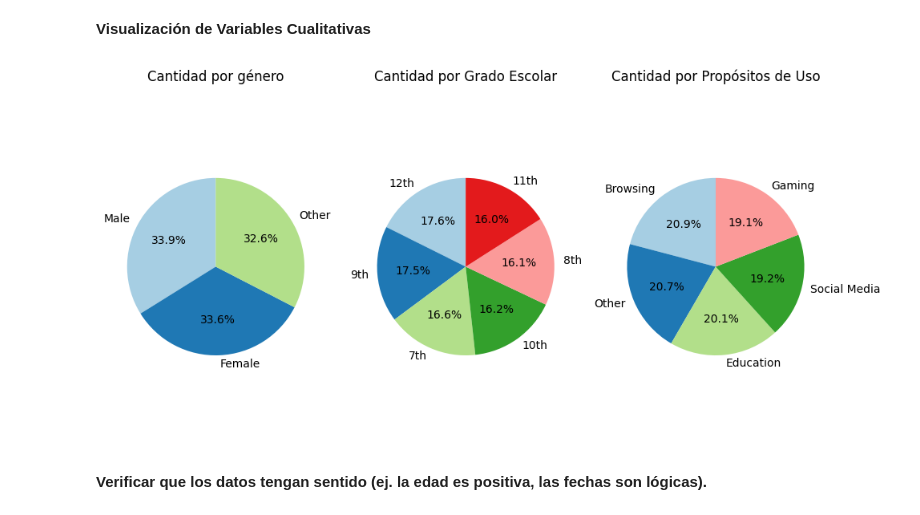
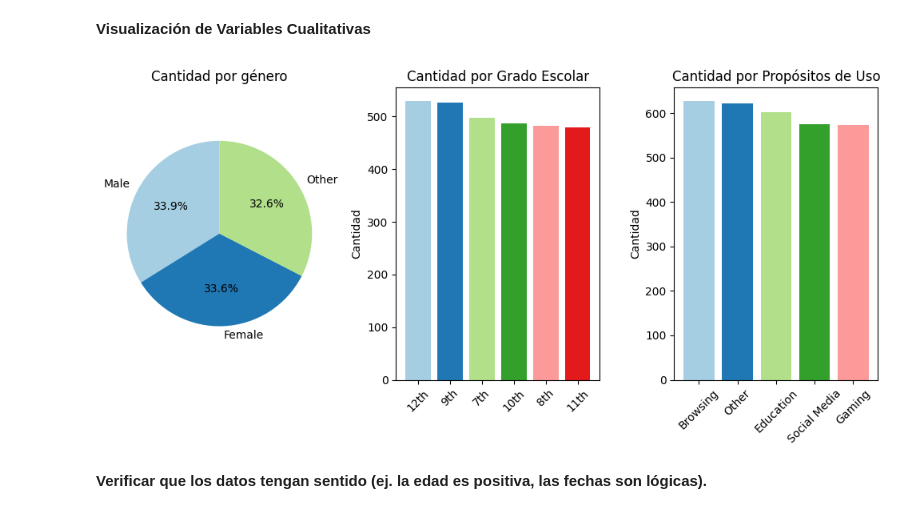
Before and after one commit to fede-cordoba-Ispc/Cs_Datos_II-Estadistica_II, a Jupyter notebook: Proyecto_Cs_Datos_y_Estadsitica_II.ipynb, the cells around one changed output. Saved outputs shown, nothing was run; the diff lists cells and outputs as text; code cells hidden in the pictures.

```diff
--- a/Proyecto_Cs_Datos_y_Estadsitica_II.ipynb
+++ b/Proyecto_Cs_Datos_y_Estadsitica_II.ipynb
@@ -300,7 +298,6 @@ Sin inconsistencias obvias
 # %% [markdown]
 **Visualización de Variables Cualitativas**
 # %%
-import pandas as pd
 import matplotlib.pyplot as plt
 
 # Contar por cada categoría
@@ -311,60 +308,43 @@ Cant_x_uso= df['Phone_Usage_Purpose'].value_counts()
 etiquetas_gen = Cant_x_genero.index
 cantidades_gen = Cant_x_genero.values
 
 etiquetas_grado = Cant_x_grado.index
 cantidades_grado = Cant_x_grado.values
 
 etiquetas_uso = Cant_x_uso.index
 cantidades_uso = Cant_x_uso.values
 
 fig, axs = plt.subplots(1, 3, figsize=(10, 5 ))
 
 
 # Crear y mostrar el gráfico de torta
 #plt.figure(figsize=(2, 2))
 axs[0].pie(cantidades_gen,
         labels=etiquetas_gen,
         autopct='%1.1f%%',
         startangle=90,
         colors=plt.cm.Paired.colors)
 
 axs[0].set_title('Cantidad por género')
 axs[0].axis('equal')
 axs[0].axis('off')
 
+# Gráfico de barras para Grado Escolar
+axs[1].bar(etiquetas_grado, cantidades_grado, color=plt.cm.Paired.colors)
+axs[1].set_title('Cantidad por Grado Escolar')
+axs[1].set_ylabel('Cantidad')
+axs[1].tick_params(axis='x', rotation=45)
 
-
-# Crear y mostrar el gráfico de torta
-# plt.figure(figsize=(2, 2))
-axs[1].pie(cantidades_grado,
-        labels=etiquetas_grado,
-        autopct='%1.1f%%',
-        startangle=90,
-        colors=plt.cm.Paired.colors)
-
-axs[1].set_title('Cantidad por Grado Escolar')
-axs[1].axis('equal')
-axs[1].axis('off')
-
-
-
-# Crear y mostrar el gráfico de torta
-#plt.figure(figsize=(2, 2))
-axs[2].pie(cantidades_uso,
-        labels=etiquetas_uso,
-        autopct='%1.1f%%',
-        startangle=90,
-        colors=plt.cm.Paired.colors)
-
+# Gráfico de barras para Propósitos de Uso
+axs[2].bar(etiquetas_uso, cantidades_uso, color=plt.cm.Paired.colors)
 axs[2].set_title('Cantidad por Propósitos de Uso')
-axs[2].axis('equal')
-axs[2].axis('off')
-
+axs[2].set_ylabel('Cantidad')
+axs[2].tick_params(axis='x', rotation=45)
 
 plt.tight_layout()
 plt.show()
 # %% [output]
-[figure, old version]
+[figure, new version]
 # %% [markdown]
 **Verificar que los datos tengan sentido (ej. la edad es positiva, las fechas son lógicas).**
 # %%
```
Also changed, not shown: parts of 22 cells of this notebook.
